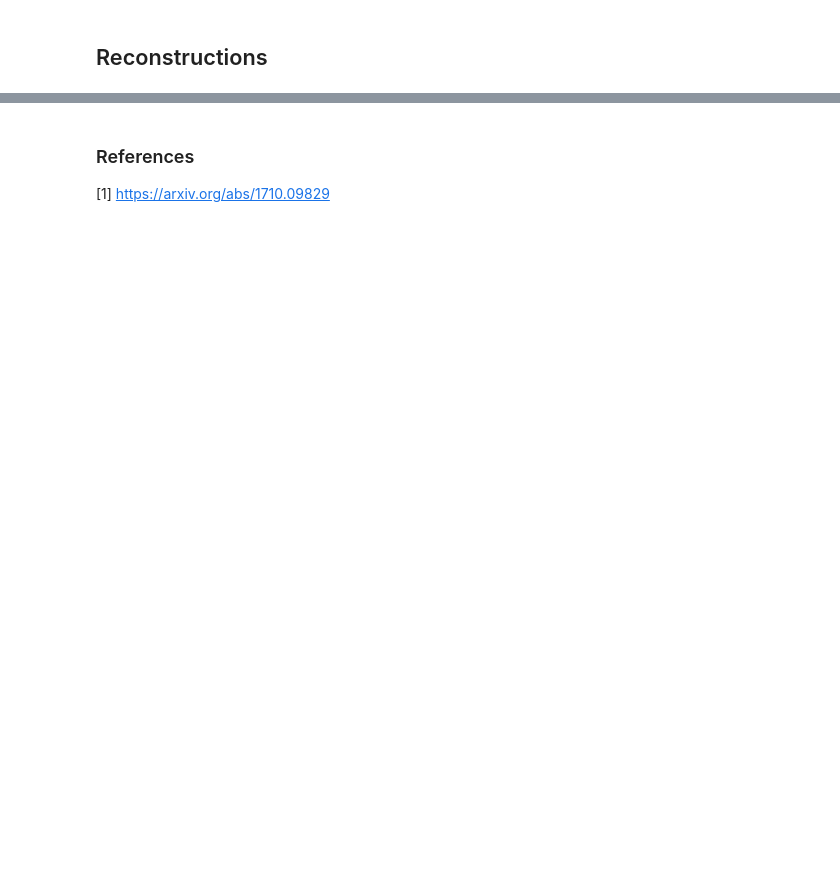
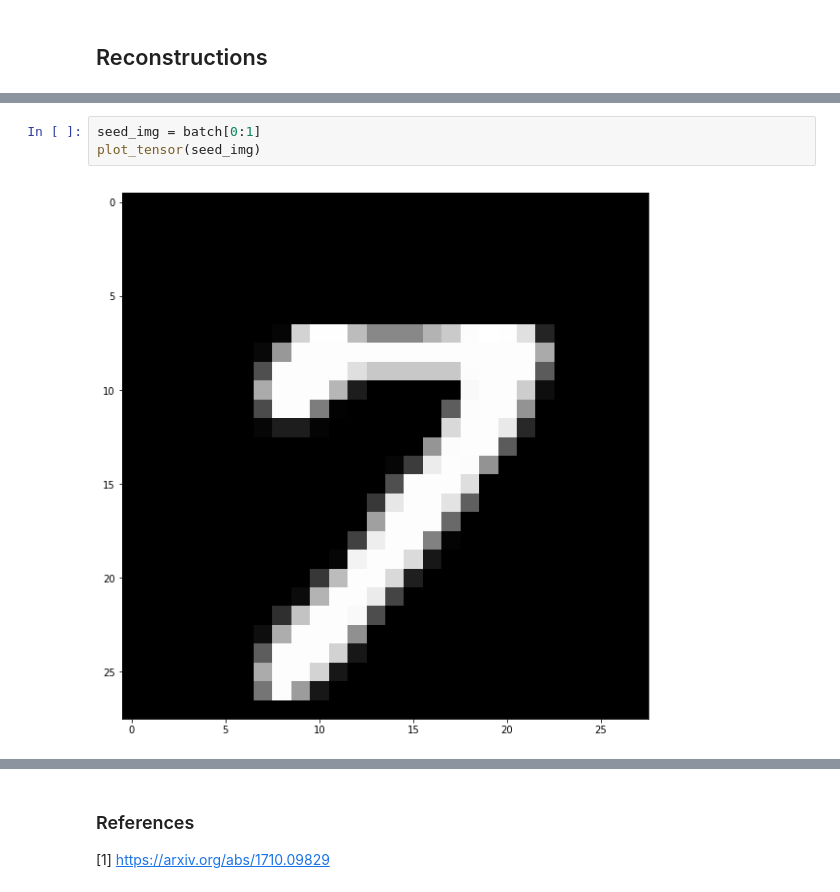
Before and after one commit to KellerJordan/CapsNet-Adversarial, a Jupyter notebook: Train-CapsuleNetwork.ipynb, the cells around one changed output, grey strips where cells are left out. Cells and saved outputs as stored; diff of their text form; blank space fills up the shorter version.

```diff
--- a/Train-CapsuleNetwork.ipynb
+++ b/Train-CapsuleNetwork.ipynb
@@ -123,0 +139,5 @@ plot_batch(batch_hat.data) # am I messing up the input to the reconstruction net
+# %%
+seed_img = batch[0:1]
+plot_tensor(seed_img)
+# %% [output]
+[figure, added]
```
Also changed, not shown: parts of 12 cells of this notebook, 3 other files.
